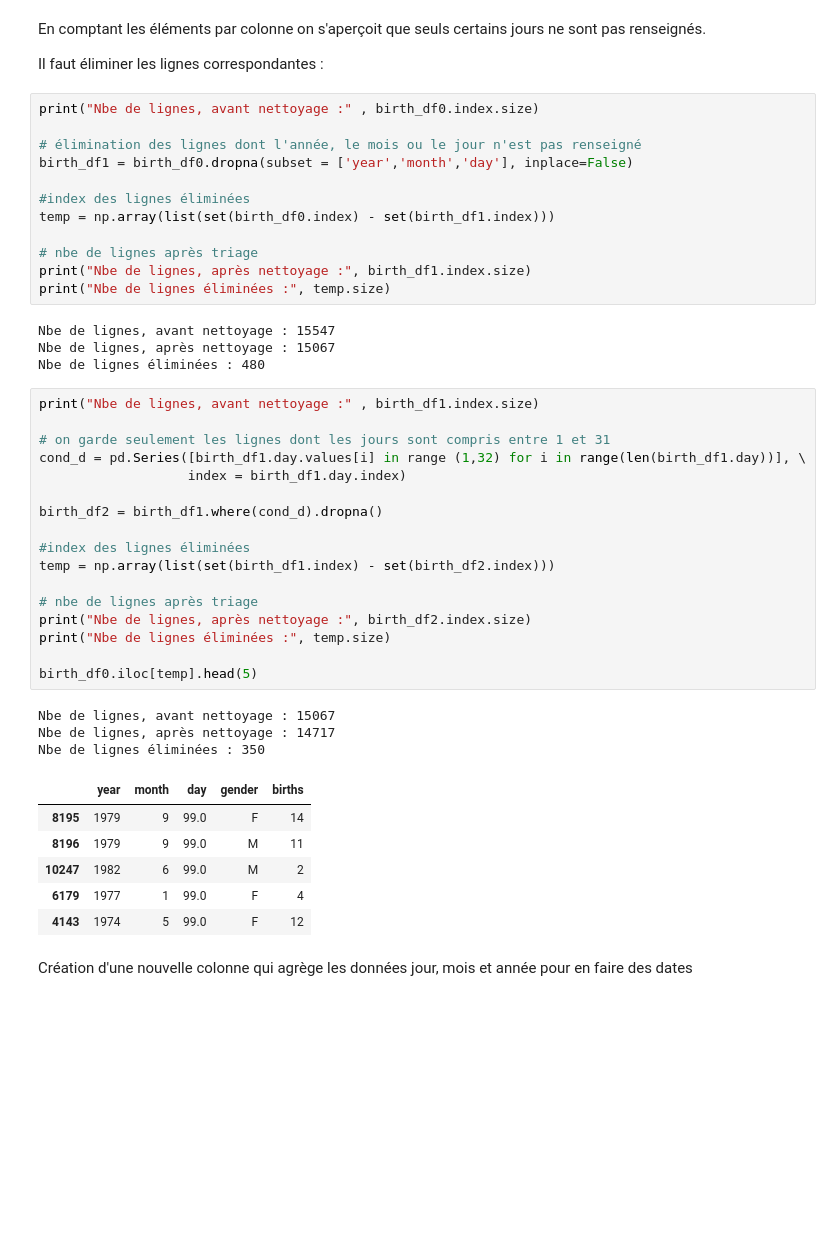
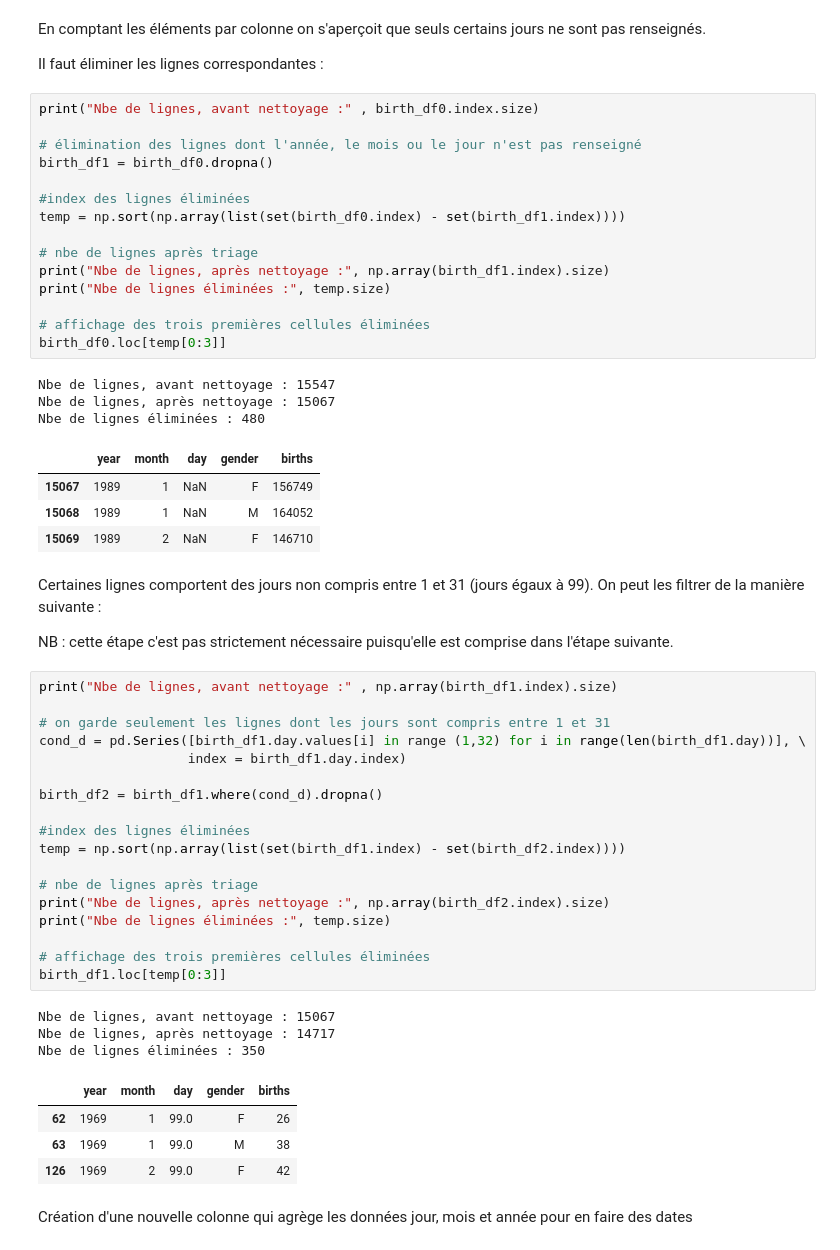
Before and after one commit to SmellyArmure/04-Jupyter, a Jupyter notebook: Exo-CartesVoeux/Exo-CartesVoeux.ipynb, the cells around one changed output. Cells and saved outputs as stored; diff of their text form; blank space fills up the shorter version.

```diff
--- a/Exo-CartesVoeux/Exo-CartesVoeux.ipynb
+++ b/Exo-CartesVoeux/Exo-CartesVoeux.ipynb
@@ -34,45 +34,55 @@ Il faut éliminer les lignes correspondantes :
 print("Nbe de lignes, avant nettoyage :" , birth_df0.index.size)
 
 # élimination des lignes dont l'année, le mois ou le jour n'est pas renseigné
-birth_df1 = birth_df0.dropna(subset = ['year','month','day'], inplace=False)
+birth_df1 = birth_df0.dropna()
 
 #index des lignes éliminées
-temp = np.array(list(set(birth_df0.index) - set(birth_df1.index)))
+temp = np.sort(np.array(list(set(birth_df0.index) - set(birth_df1.index))))
 
 # nbe de lignes après triage
-print("Nbe de lignes, après nettoyage :", birth_df1.index.size)
+print("Nbe de lignes, après nettoyage :", np.array(birth_df1.index).size)
 print("Nbe de lignes éliminées :", temp.size)
+
+# affichage des trois premières cellules éliminées
+birth_df0.loc[temp[0:3]]
 # %% [output]
 Nbe de lignes, avant nettoyage : 15547
 Nbe de lignes, après nettoyage : 15067
 Nbe de lignes éliminées : 480
+|  | year | month | day | gender | births |
+| 15067 | 1989 | 1 | NaN | F | 156749 |
+| 15068 | 1989 | 1 | NaN | M | 164052 |
+| 15069 | 1989 | 2 | NaN | F | 146710 |
+# %% [markdown]
+Certaines lignes comportent des jours non compris entre 1 et 31 (jours égaux à 99). On peut les filtrer de la manière suivante :
+
+NB : cette étape c'est pas strictement nécessaire puisqu'elle est comprise dans l'étape suivante.
 # %%
-print("Nbe de lignes, avant nettoyage :" , birth_df1.index.size)
+print("Nbe de lignes, avant nettoyage :" , np.array(birth_df1.index).size)
 
 # on garde seulement les lignes dont les jours sont compris entre 1 et 31
 cond_d = pd.Series([birth_df1.day.values[i] in range (1,32) for i in range(len(birth_df1.day))], \
                    index = birth_df1.day.index)
 
 birth_df2 = birth_df1.where(cond_d).dropna()
 
 #index des lignes éliminées
-temp = np.array(list(set(birth_df1.index) - set(birth_df2.index)))
+temp = np.sort(np.array(list(set(birth_df1.index) - set(birth_df2.index))))
 
 # nbe de lignes après triage
-print("Nbe de lignes, après nettoyage :", birth_df2.index.size)
+print("Nbe de lignes, après nettoyage :", np.array(birth_df2.index).size)
 print("Nbe de lignes éliminées :", temp.size)
 
-birth_df0.iloc[temp].head(5)
+# affichage des trois premières cellules éliminées
+birth_df1.loc[temp[0:3]]
 # %% [output]
 Nbe de lignes, avant nettoyage : 15067
 Nbe de lignes, après nettoyage : 14717
 Nbe de lignes éliminées : 350
 |  | year | month | day | gender | births |
-| 8195 | 1979 | 9 | 99.0 | F | 14 |
-| 8196 | 1979 | 9 | 99.0 | M | 11 |
-| 10247 | 1982 | 6 | 99.0 | M | 2 |
-| 6179 | 1977 | 1 | 99.0 | F | 4 |
-| 4143 | 1974 | 5 | 99.0 | F | 12 |
+| 62 | 1969 | 1 | 99.0 | F | 26 |
+| 63 | 1969 | 1 | 99.0 | M | 38 |
+| 126 | 1969 | 2 | 99.0 | F | 42 |
 # %% [markdown]
 Création d'une nouvelle colonne qui agrège les données jour, mois et année pour en faire des dates
 # %%
```
Also changed, not shown: parts of 13 cells of this notebook.
